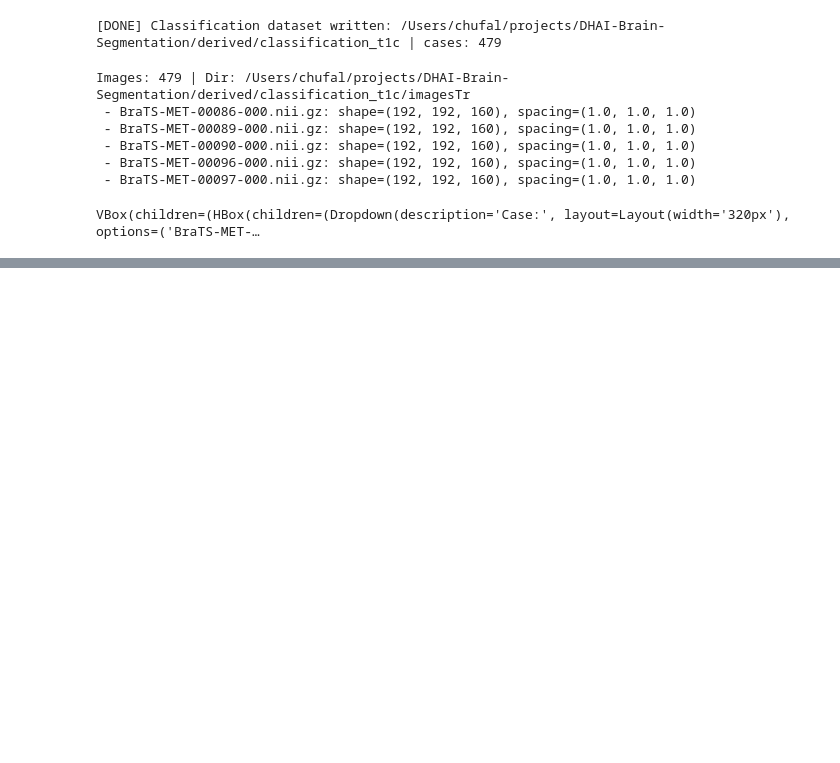
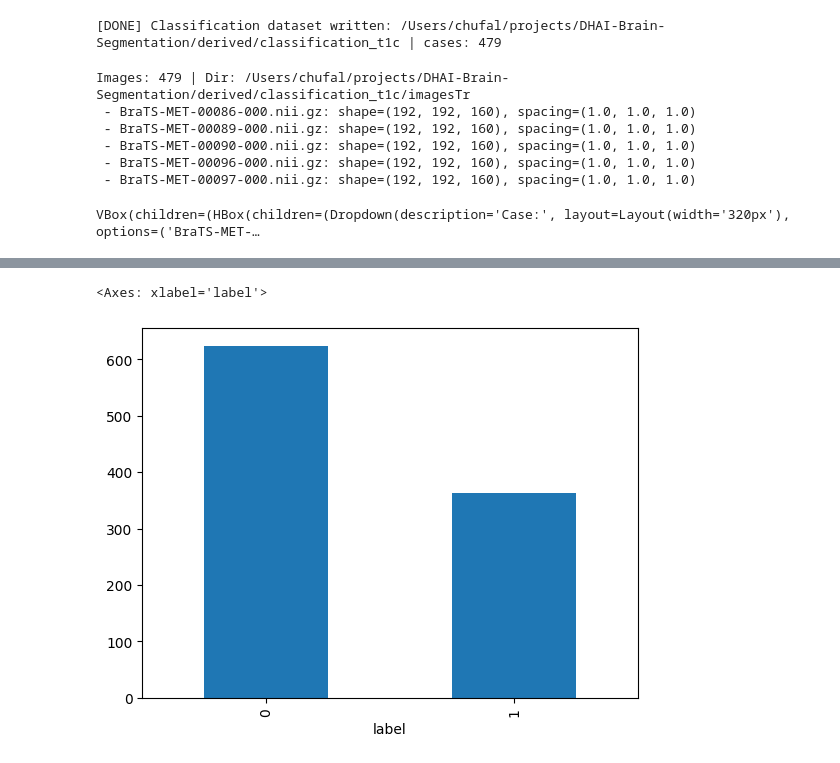
Before and after one commit to kundan1974/DHAI-Brain-Segmentation, a Jupyter notebook: building_dataset_final.ipynb, the cells around one changed output, grey strips where cells are left out. Cells and saved outputs as stored; diff of their text form; code cells hidden in the pictures; blank space fills up the shorter version.

```diff
--- a/building_dataset_final.ipynb
+++ b/building_dataset_final.ipynb
@@ -624,0 +643,9 @@ VBox(children=(HBox(children=(Dropdown(description='Case:', layout=Layout(width=
+# %%
+classification_train_df = pd.read_csv("/Users/chufal/projects/DHAI-Brain-Segmentation/derived/classification_combined/train.csv")
+classification_val_df = pd.read_csv("/Users/chufal/projects/DHAI-Brain-Segmentation/derived/classification_combined/val.csv")
+classification_test_df = pd.read_csv("/Users/chufal/projects/DHAI-Brain-Segmentation/derived/classification_combined/test.csv")
+
+classification_train_df["label"].value_counts().plot(kind="bar")
+# %% [output]
+<Axes: xlabel='label'>
+[figure, added]
```
Also changed, not shown: parts of 7 cells of this notebook, 3 other files.
